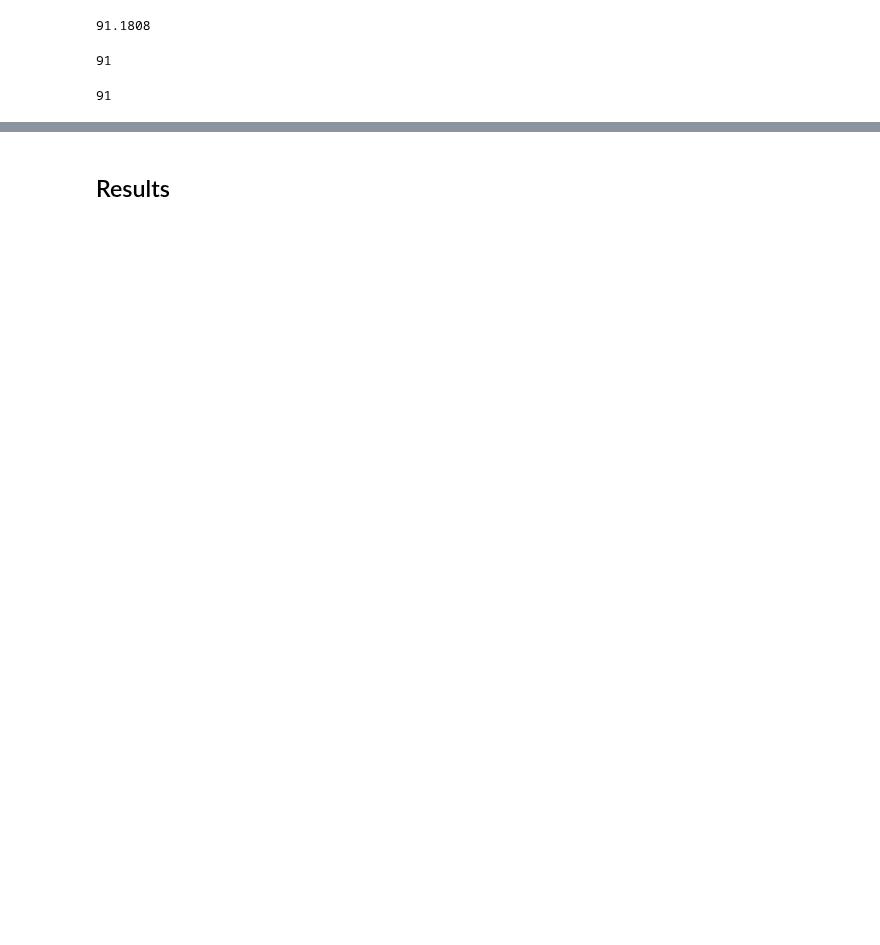
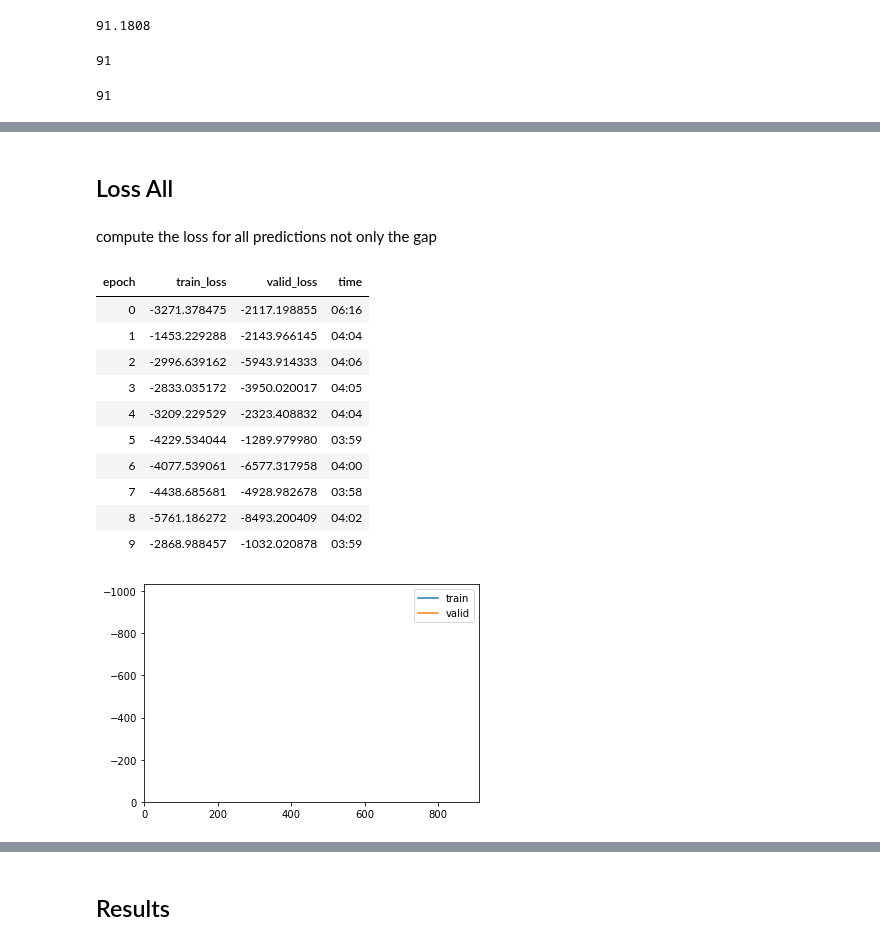
Before and after one commit to mone27/meteo_imp, a Jupyter notebook: analysis/kalman/kalman_float64.ipynb, the cells around one changed output, grey strips where cells are left out. Cells and saved outputs as stored; diff of their text form; code cells hidden in the pictures; blank space fills up the shorter version.

```diff
--- a/analysis/kalman/kalman_float64.ipynb
+++ b/analysis/kalman/kalman_float64.ipynb
@@ -84,0 +135,21 @@ Q
+# %% [markdown]
+## Loss All
+# %% [markdown]
+compute the loss for all predictions not only the gap
+# %%
+learn = Learner(dls, model, loss_func=KalmanLoss(only_gap=False), cbs=[ShowGraphCallback, Float64Callback])
+# %%
+learn.fit(10, 2e-3)
+# %% [output]
+| epoch | train_loss | valid_loss | time |
+| 0 | -3271.378475 | -2117.198855 | 06:16 |
+| 1 | -1453.229288 | -2143.966145 | 04:04 |
+| 2 | -2996.639162 | -5943.914333 | 04:06 |
+| 3 | -2833.035172 | -3950.020017 | 04:05 |
+| 4 | -3209.229529 | -2323.408832 | 04:04 |
+| 5 | -4229.534044 | -1289.979980 | 03:59 |
+| 6 | -4077.539061 | -6577.317958 | 04:00 |
+| 7 | -4438.685681 | -4928.982678 | 03:58 |
+| 8 | -5761.186272 | -8493.200409 | 04:02 |
+| 9 | -2868.988457 | -1032.020878 | 03:59 |
+[figure, added]
```
Also changed, not shown: parts of 21 cells of this notebook, 2 other files.
